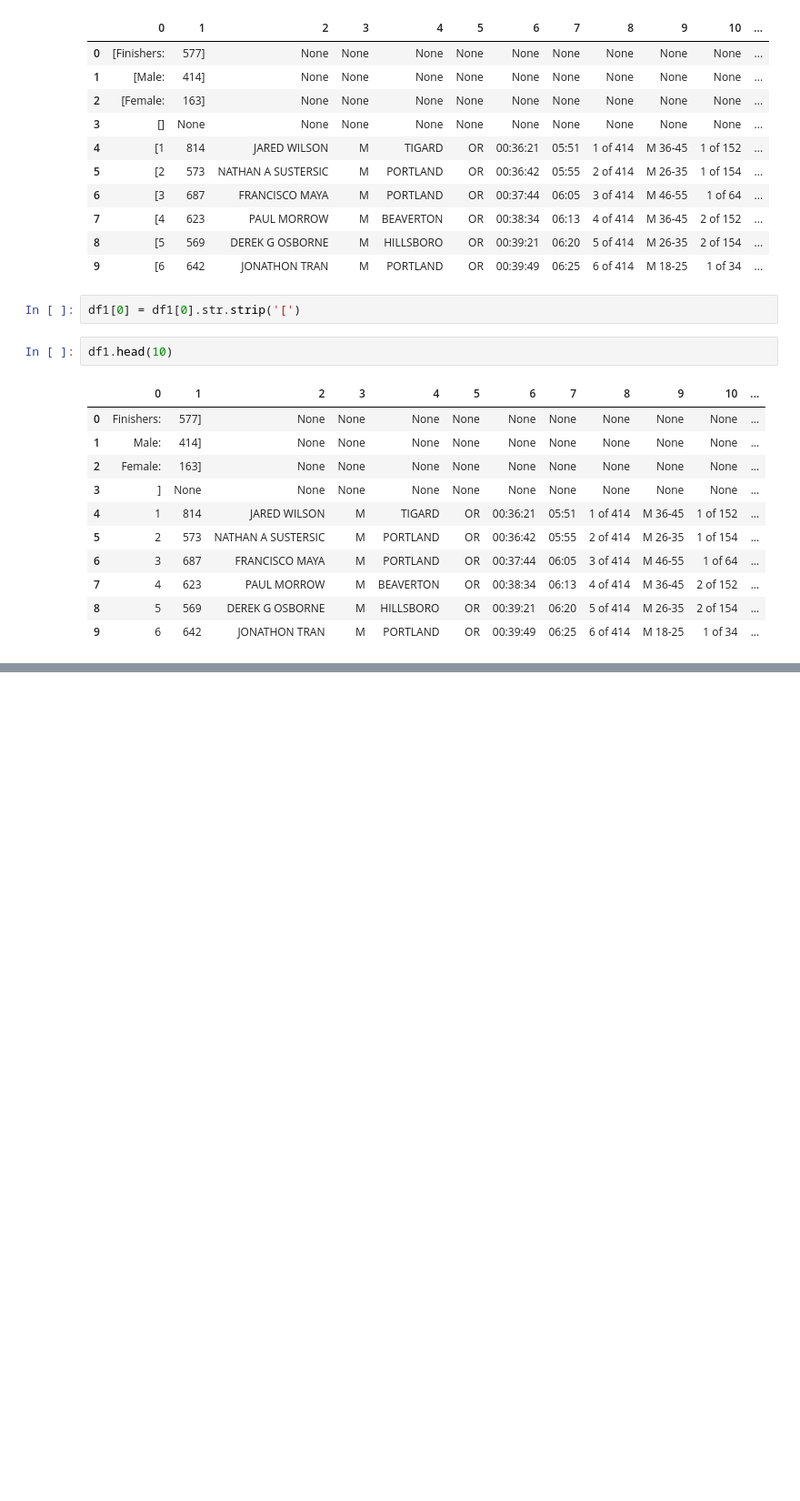
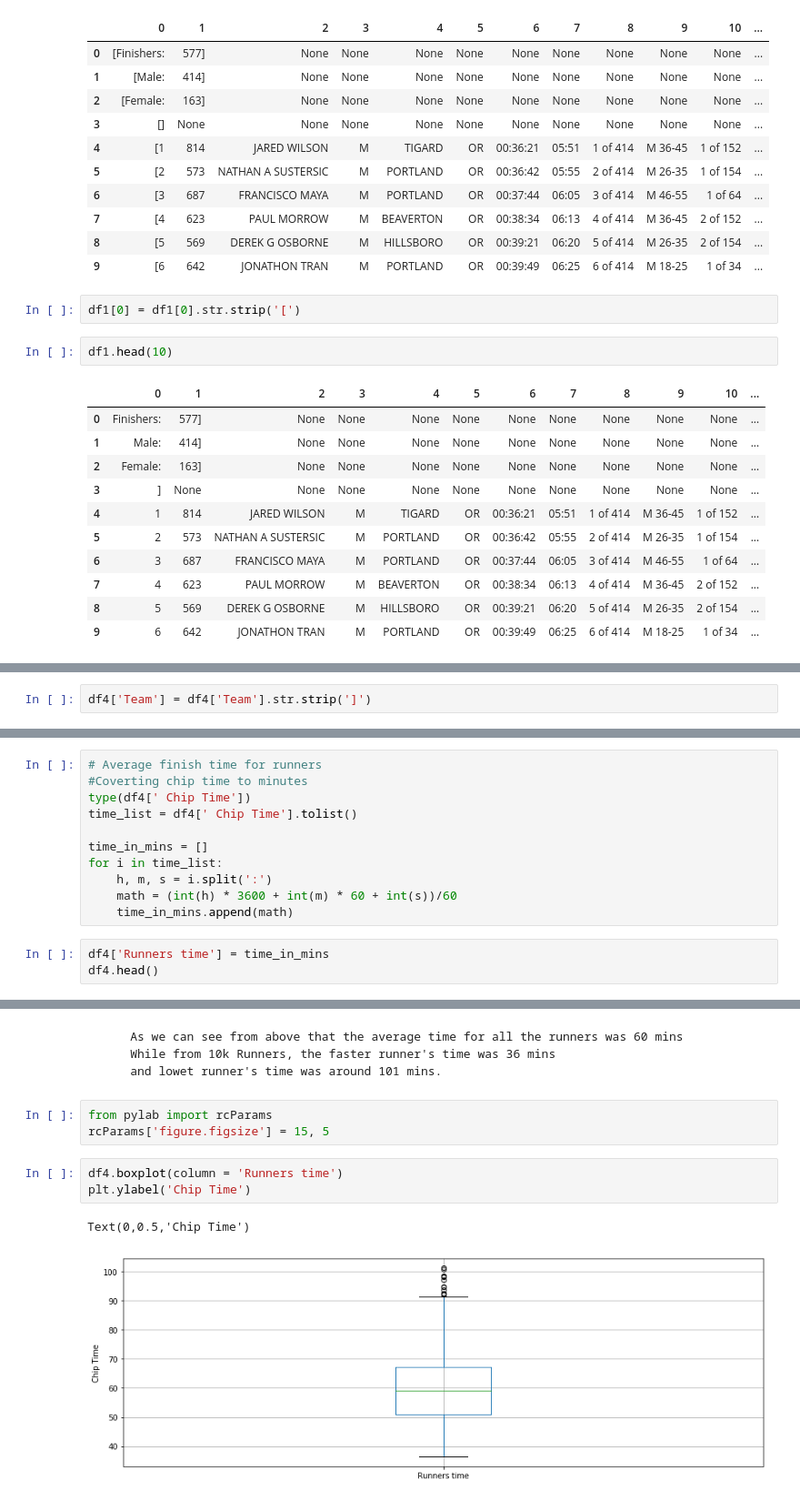
Before and after one commit to yashvichare/Web_Scraping_python, a Jupyter notebook: Web Scraping.ipynb, the cells around one changed output, grey strips where cells are left out. Shown at 91% size. Drawn from its saved outputs; the diff is of its cells as text; blank space fills up the shorter version.

```diff
--- a/Web Scraping.ipynb
+++ b/Web Scraping.ipynb
@@ -177,0 +305,2 @@ df1.head(10)
+# %%
+df4['Team'] = df4['Team'].str.strip(']')
@@ -177,0 +320,14 @@ df1.head(10)
+# %%
+# Average finish time for runners
+#Coverting chip time to minutes
+type(df4[' Chip Time'])
+time_list = df4[' Chip Time'].tolist()
+
+time_in_mins = []
+for i in time_list:
+    h, m, s = i.split(':')
+    math = (int(h) * 3600 + int(m) * 60 + int(s))/60
+    time_in_mins.append(math)
+# %%
+df4['Runners time'] = time_in_mins
+df4.head()
@@ -177,0 +353,13 @@ df1.head(10)
+# %% [markdown]
+        As we can see from above that the average time for all the runners was 60 mins
+        While from 10k Runners, the faster runner's time was 36 mins
+        and lowet runner's time was around 101 mins.
+# %%
+from pylab import rcParams
+rcParams['figure.figsize'] = 15, 5
+# %%
+df4.boxplot(column = 'Runners time')
+plt.ylabel('Chip Time')
+# %% [output]
+Text(0,0.5,'Chip Time')
+[figure, added]
```
Also changed, not shown: parts of 28 cells of this notebook.
